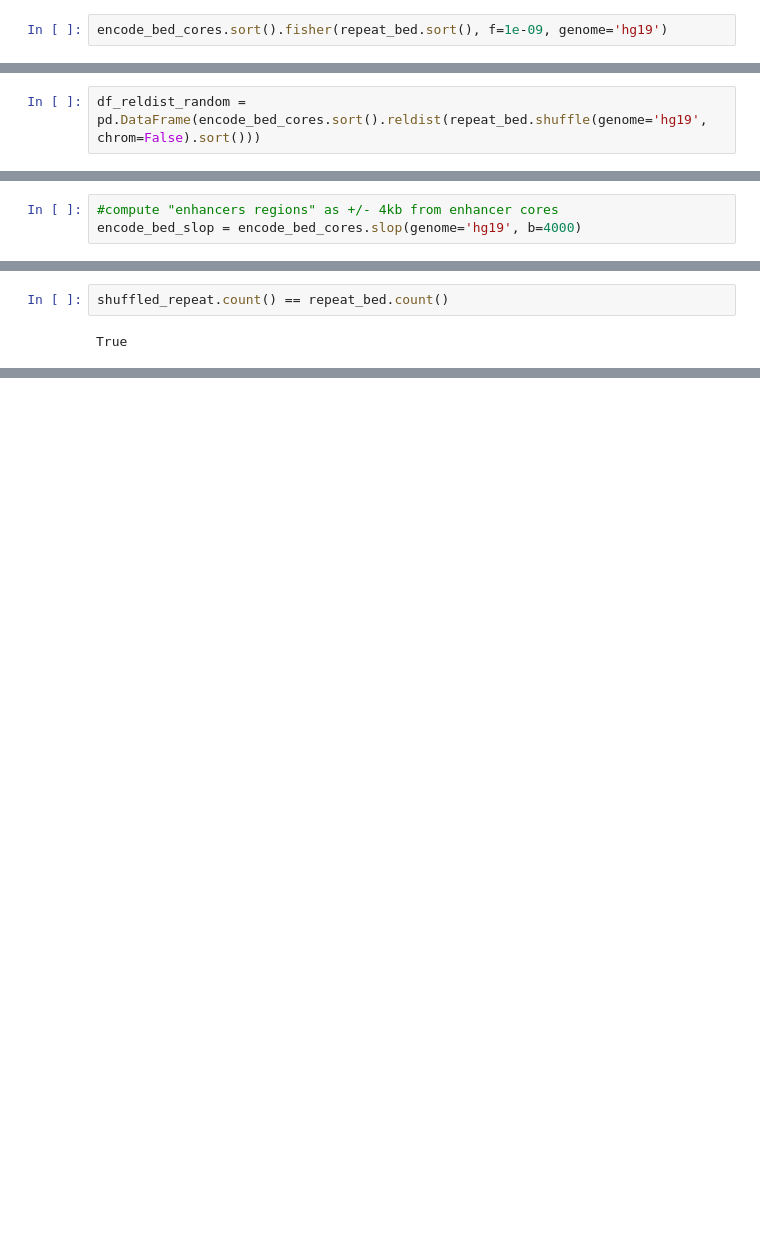
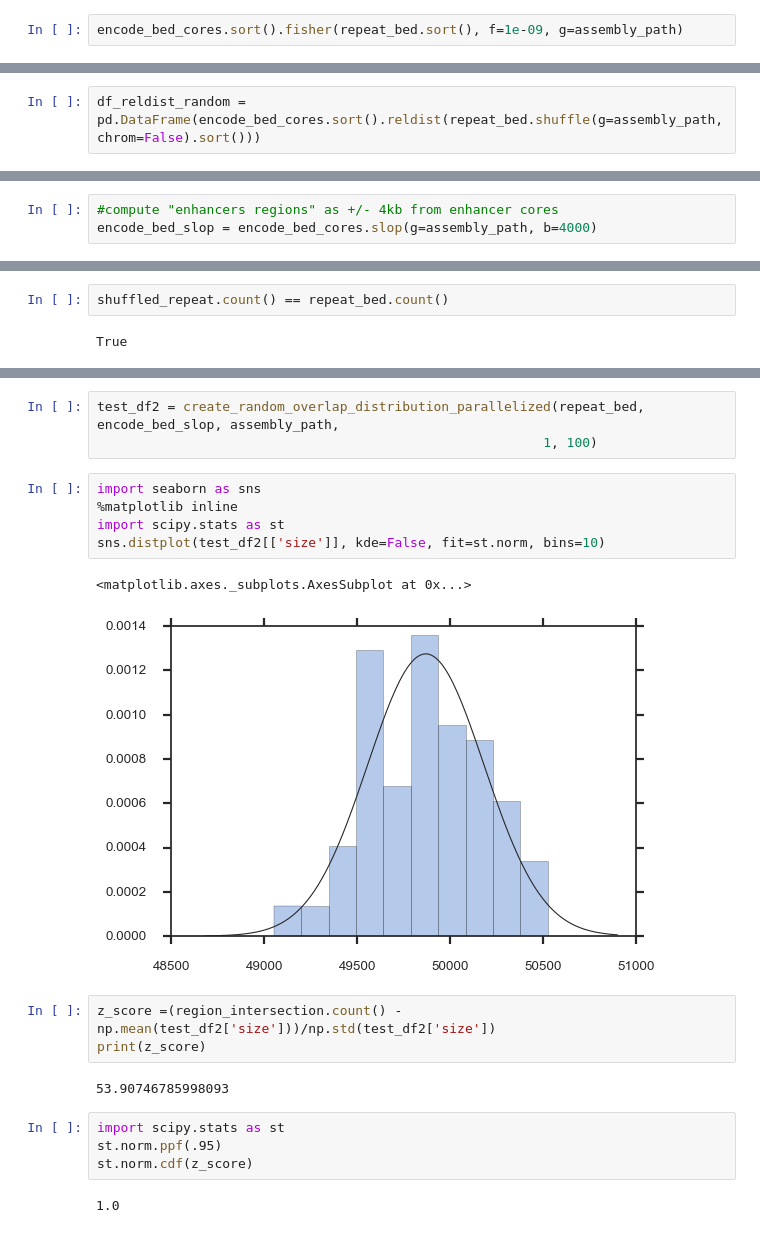
Before and after one commit to mvanzetti/thesis, a Jupyter notebook: notebooks/MIR-derived enhancers.ipynb, the cells around one changed output, grey strips where cells are left out. Drawn from its saved outputs; the diff is of its cells as text; blank space fills up the shorter version.

```diff
--- a/notebooks/MIR-derived enhancers.ipynb
+++ b/notebooks/MIR-derived enhancers.ipynb
@@ -246,3 +228,3 @@ p-value: [  4.10760774e-69]
 # %%
-encode_bed_cores.sort().fisher(repeat_bed.sort(), f=1e-09, genome='hg19')
+encode_bed_cores.sort().fisher(repeat_bed.sort(), f=1e-09, g=assembly_path)
 # %% [output]
@@ -272,7 +258,7 @@ df_reldist.T
 | total | 33069.000 | 33069.000 | 33069.000 | 33069.000 | 33069.000 | 33069.000 | 33069.000 | 33069.000 | 33069.000 | 33069.00 | ... | ... |
 4 rows × 51 columns
 # %%
-df_reldist_random = pd.DataFrame(encode_bed_cores.sort().reldist(repeat_bed.shuffle(genome='hg19', chrom=False).sort()))
+df_reldist_random = pd.DataFrame(encode_bed_cores.sort().reldist(repeat_bed.shuffle(g=assembly_path, chrom=False).sort()))
 # %%
 import numpy as np
 import seaborn as sns
@@ -299,6 +331,6 @@ for ind, label in enumerate(g1.get_xticklabels()):
 # %%
 #compute "enhancers regions" as +/- 4kb from enhancer cores
-encode_bed_slop = encode_bed_cores.slop(genome='hg19', b=4000)
+encode_bed_slop = encode_bed_cores.slop(g=assembly_path, b=4000)
 # %%
 encode_bed_cores.sort().head()
 # %% [output]
@@ -347,0 +385,22 @@ null_model_intersection.count()
+# %%
+test_df2 = create_random_overlap_distribution_parallelized(repeat_bed, encode_bed_slop, assembly_path,
+                                                         1, 100)
+# %%
+import seaborn as sns
+%matplotlib inline
+import scipy.stats as st
+sns.distplot(test_df2[['size']], kde=False, fit=st.norm, bins=10)
+# %% [output]
+<matplotlib.axes._subplots.AxesSubplot at 0x...>
+[figure, added]
+# %%
+z_score =(region_intersection.count() - np.mean(test_df2['size']))/np.std(test_df2['size'])
+print(z_score)
+# %% [output]
+53.90746785998093
+# %%
+import scipy.stats as st
+st.norm.ppf(.95)
+st.norm.cdf(z_score)
+# %% [output]
+1.0
```
Also changed, not shown: parts of 82 cells of this notebook, 12 other files.
